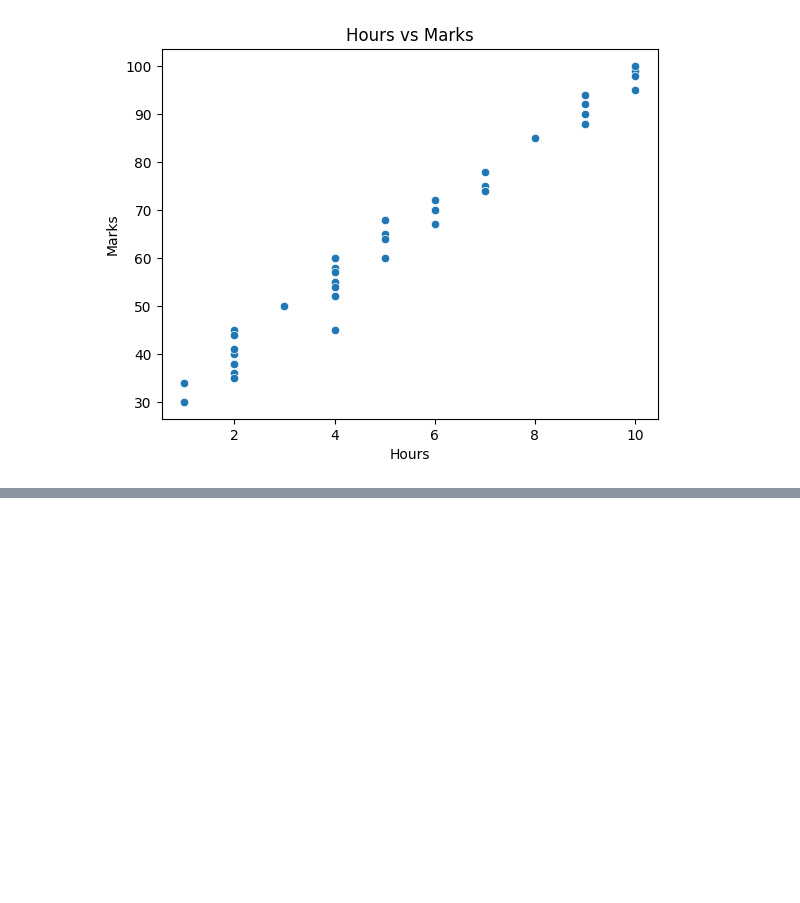
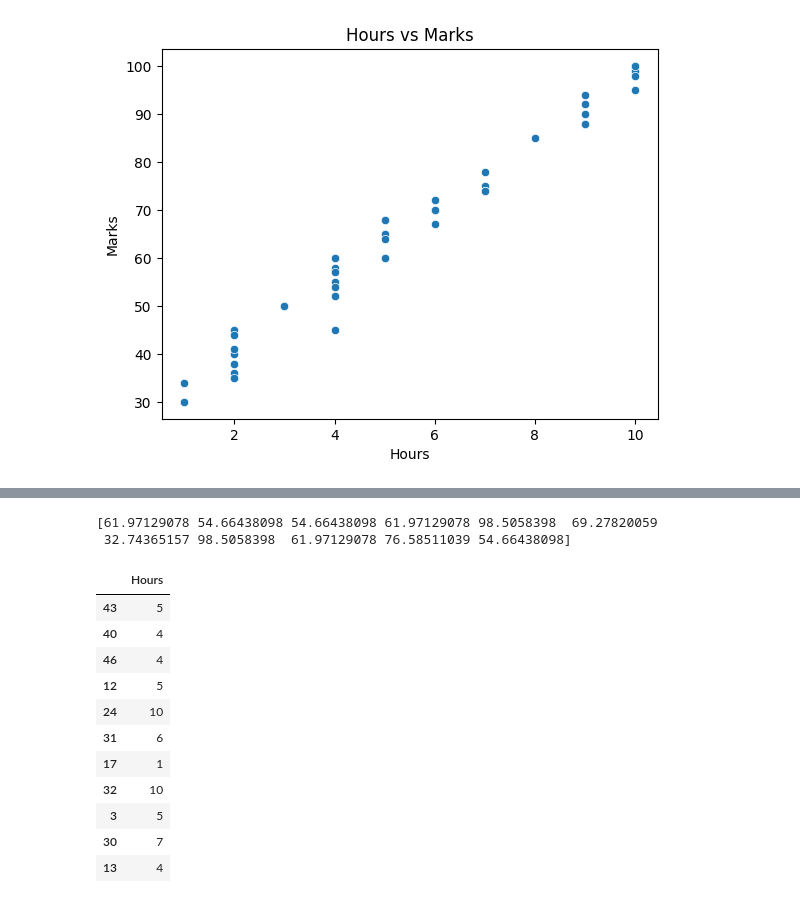
Before and after one commit to Dinesh1040/uber-model, a Jupyter notebook: marks_hours_in_machin_learing.ipynb, the cells around one changed output, grey strips where cells are left out. Cells and saved outputs as stored; diff of their text form; code cells hidden in the pictures; blank space fills up the shorter version.

```diff
--- a/marks_hours_in_machin_learing.ipynb
+++ b/marks_hours_in_machin_learing.ipynb
@@ -115,0 +173,21 @@ plt.show()
+# %%
+prediction=model.predict(X_test)
+print(prediction)
+# %% [output]
+[61.97129078 54.66438098 54.66438098 61.97129078 98.5058398  69.27820059
+ 32.74365157 98.5058398  61.97129078 76.58511039 54.66438098]
+# %%
+X_test
+# %% [output]
+|  | Hours |
+| 43 | 5 |
+| 40 | 4 |
+| 46 | 4 |
+| 12 | 5 |
+| 24 | 10 |
+| 31 | 6 |
+| 17 | 1 |
+| 32 | 10 |
+| 3 | 5 |
+| 30 | 7 |
+| 13 | 4 |
```
Also changed, not shown: parts of 14 cells of this notebook.
